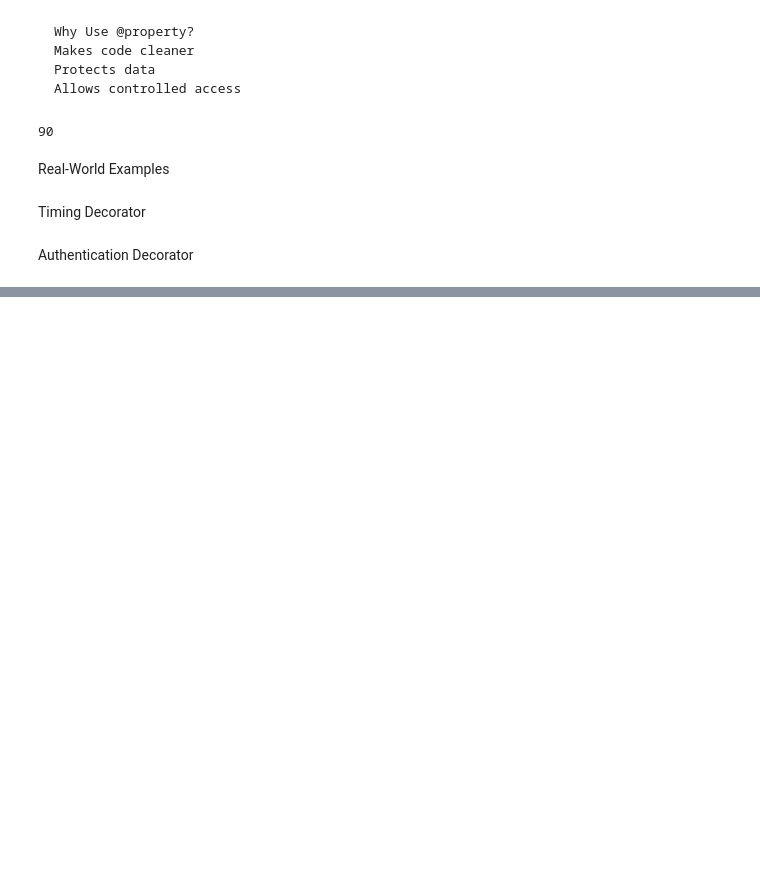
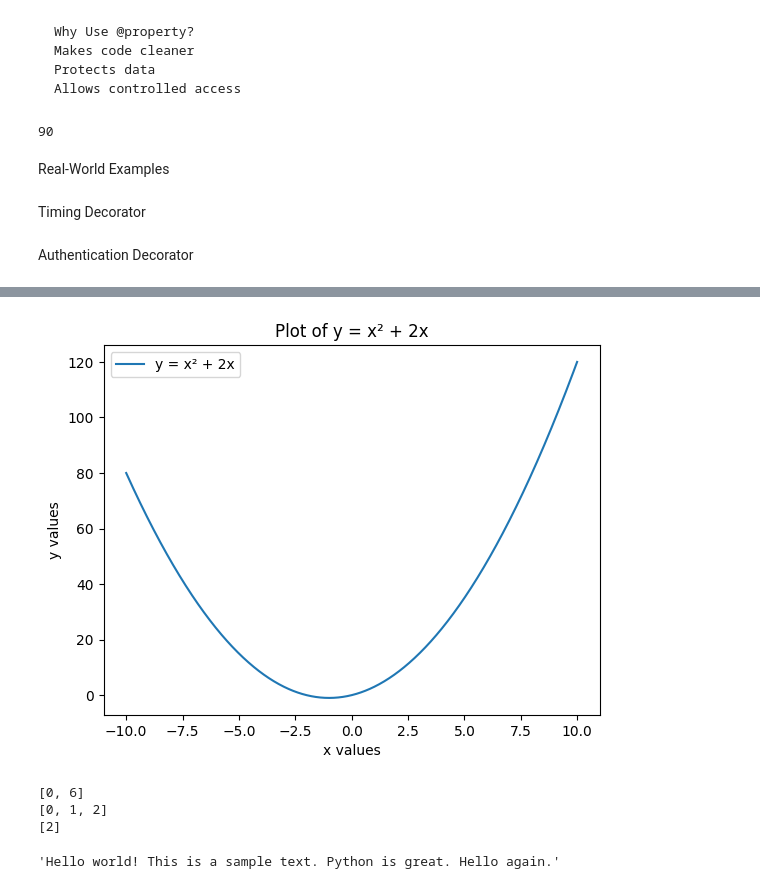
Before and after one commit to 007arjungangwar/Programming-in-Python, a Jupyter notebook: Decorator.ipynb, the cells around one changed output, grey strips where cells are left out. Drawn from its saved outputs; the diff is of its cells as text; code cells hidden in the pictures; blank space fills up the shorter version.

```diff
--- a/Decorator.ipynb
+++ b/Decorator.ipynb
@@ -447,0 +513,31 @@ def authenticate(func):
+# %%
+import numpy as np
+import matplotlib.pyplot as plt
+
+def plot_quadratic():
+
+    # 1000 values between -10 and 10
+    x = np.linspace(-10, 10, 1000)
+
+    # Equation
+    y = x**2 + 2*x
+
+    # Plot
+    plt.plot(x, y, label="y = x² + 2x")
+
+    # Title and labels
+    plt.title("Plot of y = x² + 2x")
+    plt.xlabel("x values")
+    plt.ylabel("y values")
+
+    # Legend
+    plt.legend()
+
+    # Show plot
+    plt.show()
+
+
+# Function Call
+plot_quadratic()
+# %% [output]
+[figure, added]
@@ -447,0 +561,38 @@ def authenticate(func):
+# %%
+from collections import Counter
+
+def find_anagrams(s: str, p: str) -> list:
+
+    result = []
+
+    p_count = Counter(p)
+    window_count = Counter()
+
+    k = len(p)
+
+    for i in range(len(s)):
+
+        window_count[s[i]] += 1
+
+        # Remove left character
+        if i >= k:
+            if window_count[s[i-k]] == 1:
+                del window_count[s[i-k]]
+            else:
+                window_count[s[i-k]] -= 1
+
+        # Compare counters
+        if window_count == p_count:
+            result.append(i-k+1)
+
+    return result
+
+
+# Examples
+print(find_anagrams("cbaebabacd", "abc"))
+print(find_anagrams("abab", "ab"))
+print(find_anagrams("hello", "ll"))
+# %% [output]
+[0, 6]
+[0, 1, 2]
+[2]
@@ -447,0 +608,4 @@ def authenticate(func):
+# %%
+text
+# %% [output]
+'Hello world! This is a sample text. Python is great. Hello again.'
```
Also changed, not shown: parts of 25 cells of this notebook.
